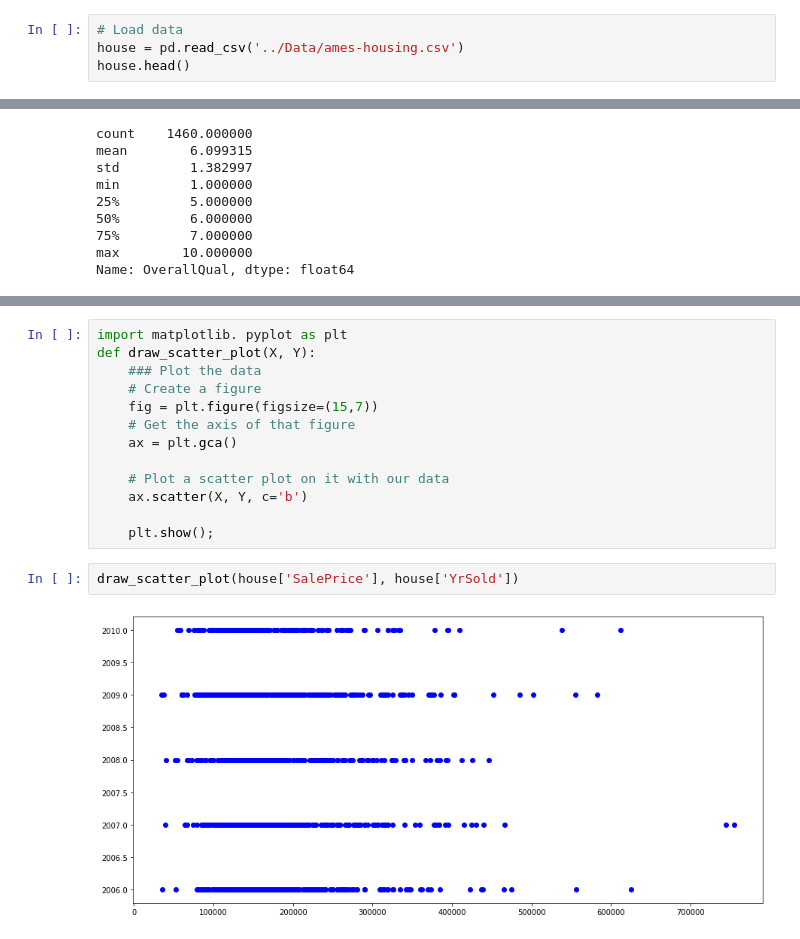
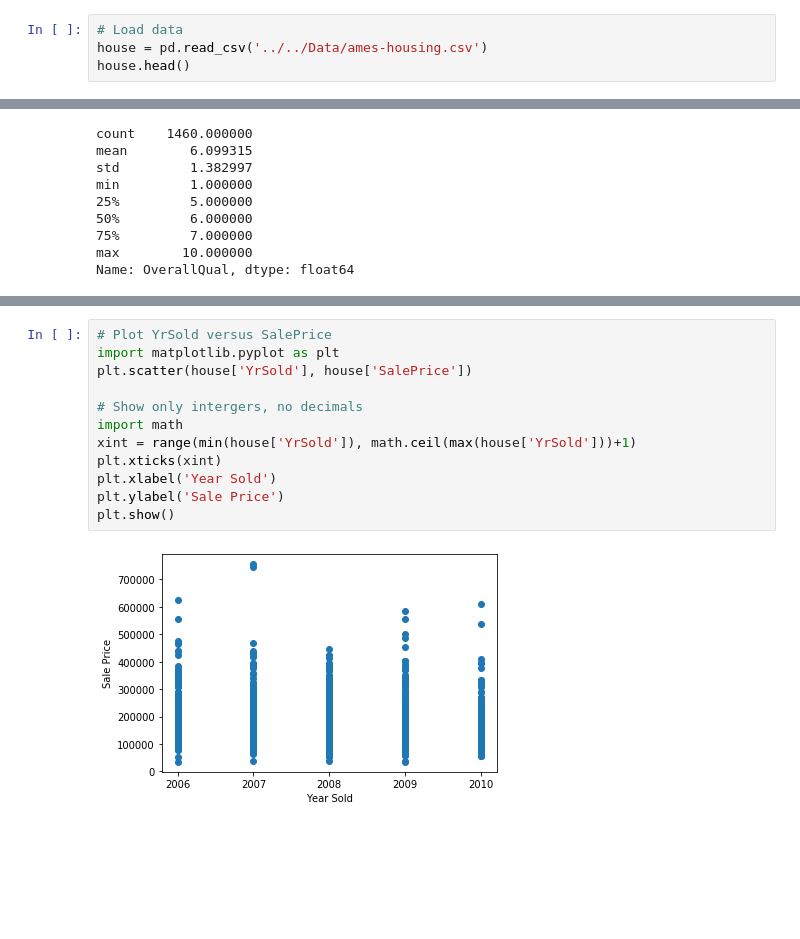
Before and after one commit to allenj813/DS-SYD-PT-24FEB, a Jupyter notebook: Projects/Mini Project 2 - Housing Prediction.ipynb, the cells around one changed output, grey strips where cells are left out. Saved outputs shown, nothing was run; the diff lists cells and outputs as text; blank space fills up the shorter version.

```diff
--- a/Projects/Mini Project 2 - Housing Prediction.ipynb
+++ b/Projects/Mini Project 2 - Housing Prediction.ipynb
@@ -27,6 +30,6 @@ Pandas:  0.25.1
 # %%
 # Load data
-house = pd.read_csv('../Data/ames-housing.csv')
+house = pd.read_csv('../../Data/ames-housing.csv')
 house.head()
 # %% [output]
 |  | Id | MSSubClass | MSZoning | LotFrontage | LotArea | Street | Alley | LotShape | LandContour | ... |
@@ -150,17 +152,14 @@ house['YrSold'].value_counts().sort_values().plot(kind='barh', figsize=(15,5));
-# %%
-import matplotlib. pyplot as plt
-def draw_scatter_plot(X, Y):
-    ### Plot the data
-    # Create a figure
-    fig = plt.figure(figsize=(15,7))
-    # Get the axis of that figure
-    ax = plt.gca()
-
-    # Plot a scatter plot on it with our data
-    ax.scatter(X, Y, c='b')
-
-    plt.show();
-# %%
-draw_scatter_plot(house['SalePrice'], house['YrSold'])
-# %% [output]
-[figure, removed]
+# %%
+# Plot YrSold versus SalePrice
+import matplotlib.pyplot as plt
+plt.scatter(house['YrSold'], house['SalePrice'])
+
+# Show only intergers, no decimals
+import math
+xint = range(min(house['YrSold']), math.ceil(max(house['YrSold']))+1)
+plt.xticks(xint)
+plt.xlabel('Year Sold')
+plt.ylabel('Sale Price')
+plt.show()
+# %% [output]
+[figure, added]
```
Also changed, not shown: parts of 42 cells of this notebook, 5 other files.
